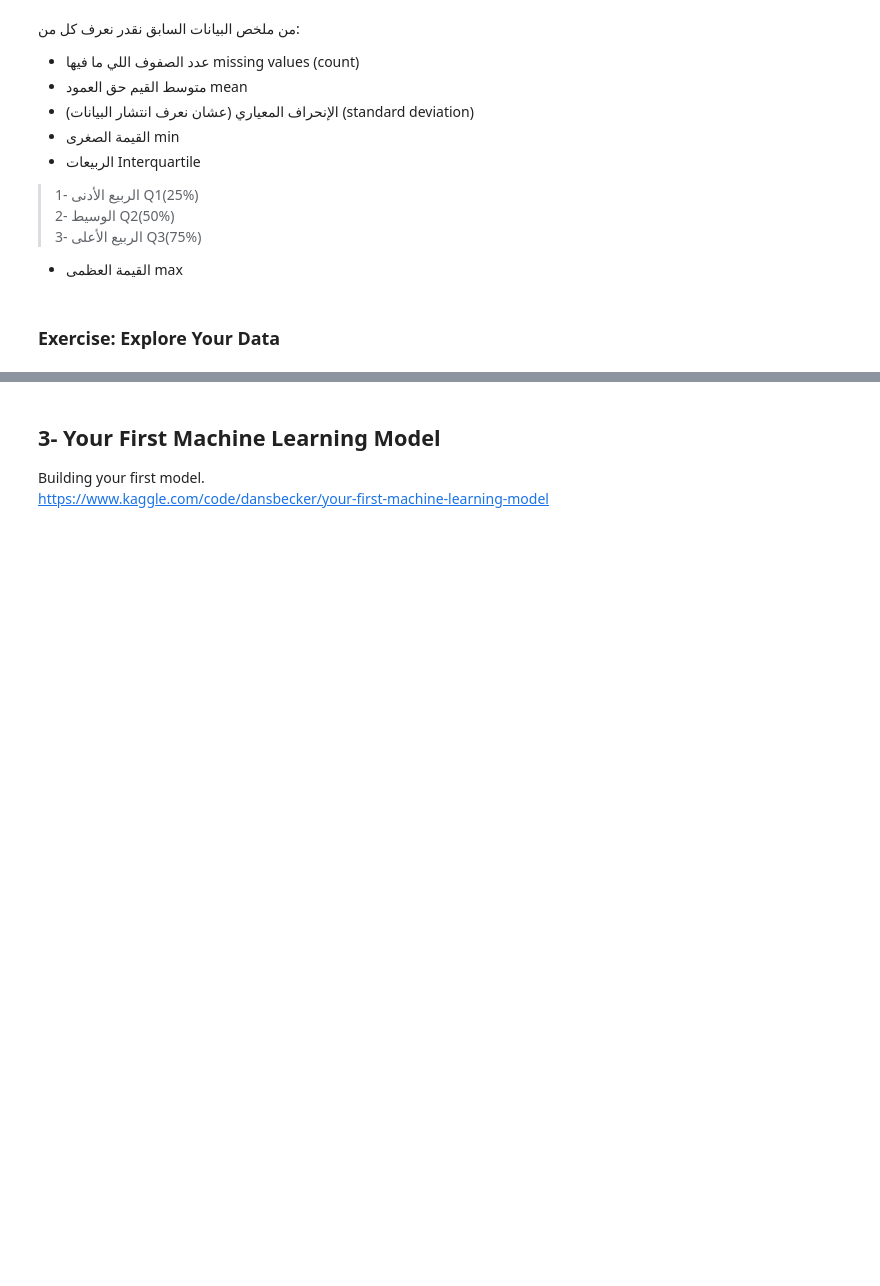
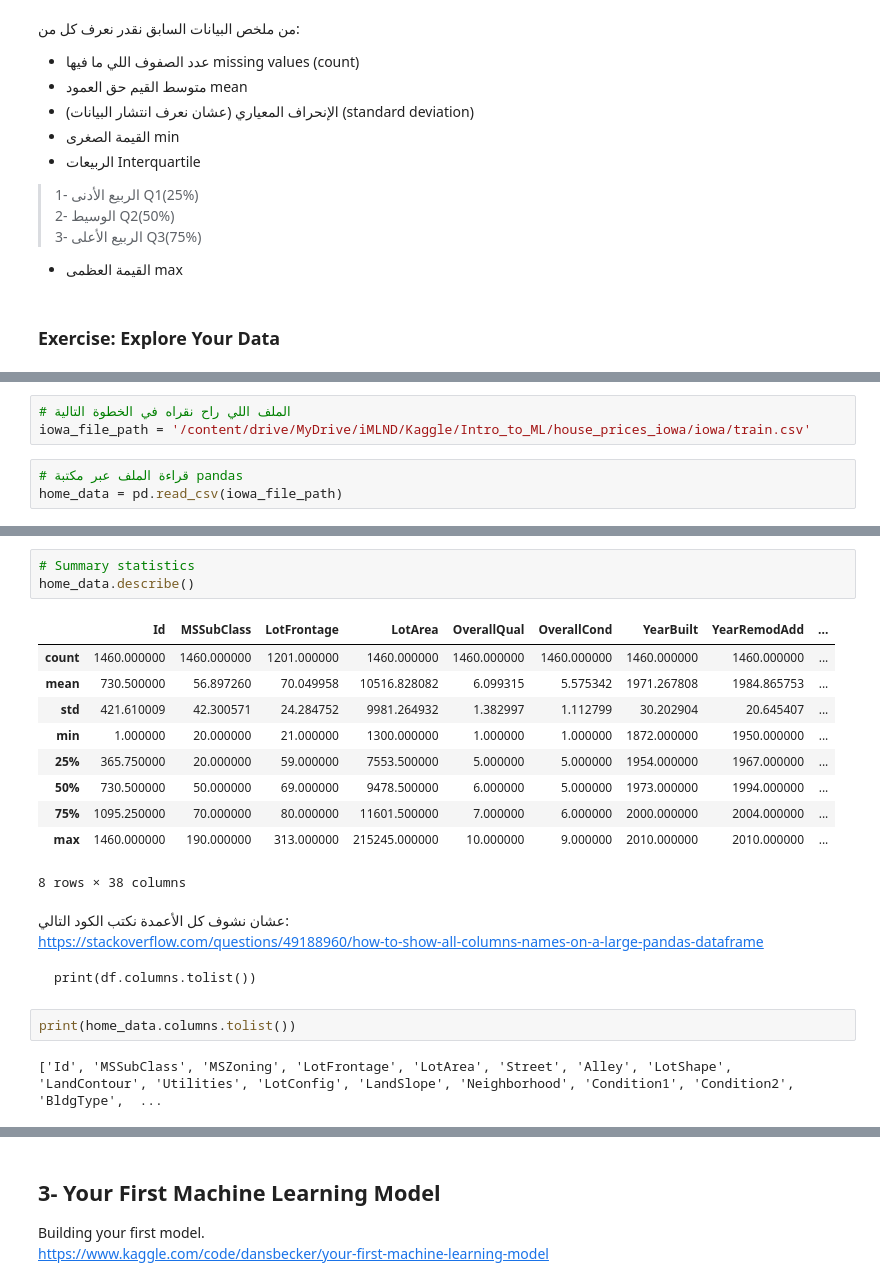
Before and after one commit to JBadawood/Kaggle, a Jupyter notebook: Intro_to_ML-Kaggle.ipynb, the cells around one changed output, grey strips where cells are left out. Drawn from its saved outputs; the diff is of its cells as text; blank space fills up the shorter version.

Commit message:
Basic Data Exploration (done)

````diff
--- a/Intro_to_ML-Kaggle.ipynb
+++ b/Intro_to_ML-Kaggle.ipynb
@@ -178,0 +193,6 @@ https://www.kaggle.com/code/dansbecker/basic-data-exploration?scriptVersionId=79
+# %%
+# الملف اللي راح نقراه في الخطوة التالية
+iowa_file_path = '/content/drive/MyDrive/iMLND/Kaggle/Intro_to_ML/house_prices_iowa/iowa/train.csv'
+# %%
+# قراءة الملف عبر مكتبة pandas
+home_data = pd.read_csv(iowa_file_path)
@@ -178,0 +211,25 @@ https://www.kaggle.com/code/dansbecker/basic-data-exploration?scriptVersionId=79
+# %%
+# Summary statistics
+home_data.describe()
+# %% [output]
+|  | Id | MSSubClass | LotFrontage | LotArea | OverallQual | OverallCond | YearBuilt | YearRemodAdd | ... |
+| count | 1460.000000 | 1460.000000 | 1201.000000 | 1460.000000 | 1460.000000 | 1460.000000 | 1460.000000 | 1460.000000 | ... |
+| mean | 730.500000 | 56.897260 | 70.049958 | 10516.828082 | 6.099315 | 5.575342 | 1971.267808 | 1984.865753 | ... |
+| std | 421.610009 | 42.300571 | 24.284752 | 9981.264932 | 1.382997 | 1.112799 | 30.202904 | 20.645407 | ... |
+| min | 1.000000 | 20.000000 | 21.000000 | 1300.000000 | 1.000000 | 1.000000 | 1872.000000 | 1950.000000 | ... |
+| 25% | 365.750000 | 20.000000 | 59.000000 | 7553.500000 | 5.000000 | 5.000000 | 1954.000000 | 1967.000000 | ... |
+| 50% | 730.500000 | 50.000000 | 69.000000 | 9478.500000 | 6.000000 | 5.000000 | 1973.000000 | 1994.000000 | ... |
+| 75% | 1095.250000 | 70.000000 | 80.000000 | 11601.500000 | 7.000000 | 6.000000 | 2000.000000 | 2004.000000 | ... |
+| max | 1460.000000 | 190.000000 | 313.000000 | 215245.000000 | 10.000000 | 9.000000 | 2010.000000 | 2010.000000 | ... |
+8 rows × 38 columns
+# %% [markdown]
+عشان نشوف كل الأعمدة نكتب الكود التالي:\
+https://stackoverflow.com/questions/49188960/how-to-show-all-columns-names-on-a-large-pandas-dataframe
+
+```
+print(df.columns.tolist())
+```
+# %%
+print(home_data.columns.tolist())
+# %% [output]
+['Id', 'MSSubClass', 'MSZoning', 'LotFrontage', 'LotArea', 'Street', 'Alley', 'LotShape', 'LandContour', 'Utilities', 'LotConfig', 'LandSlope', 'Neighborhood', 'Condition1', 'Condition2', 'BldgType',  ...
````
Also changed, not shown: parts of 17 cells of this notebook.
